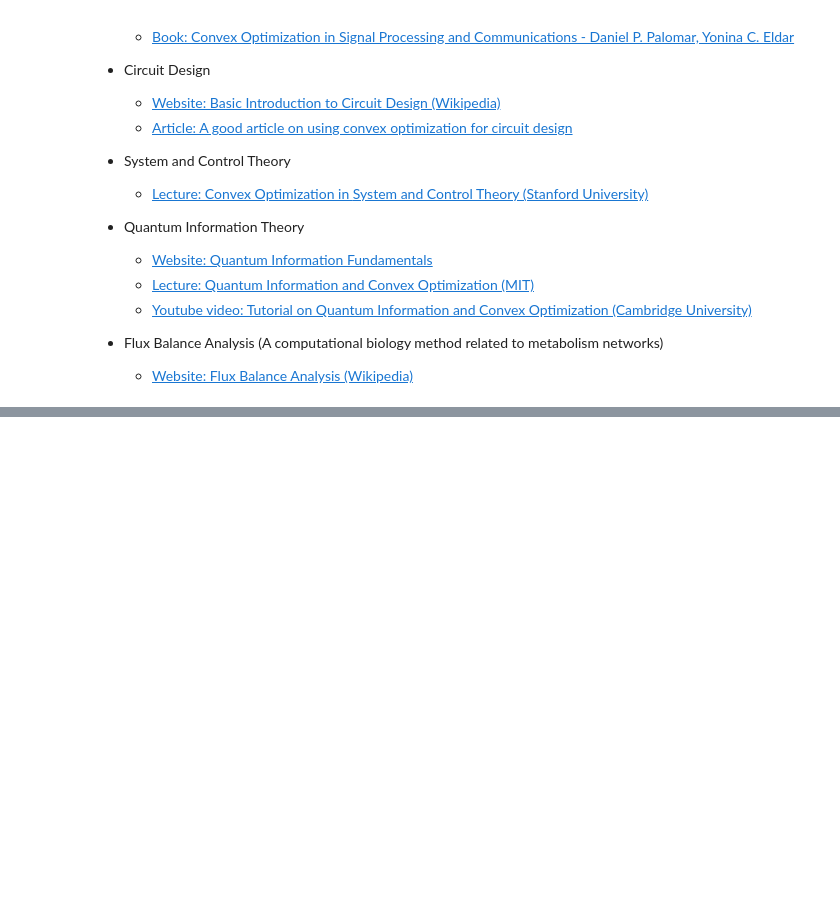
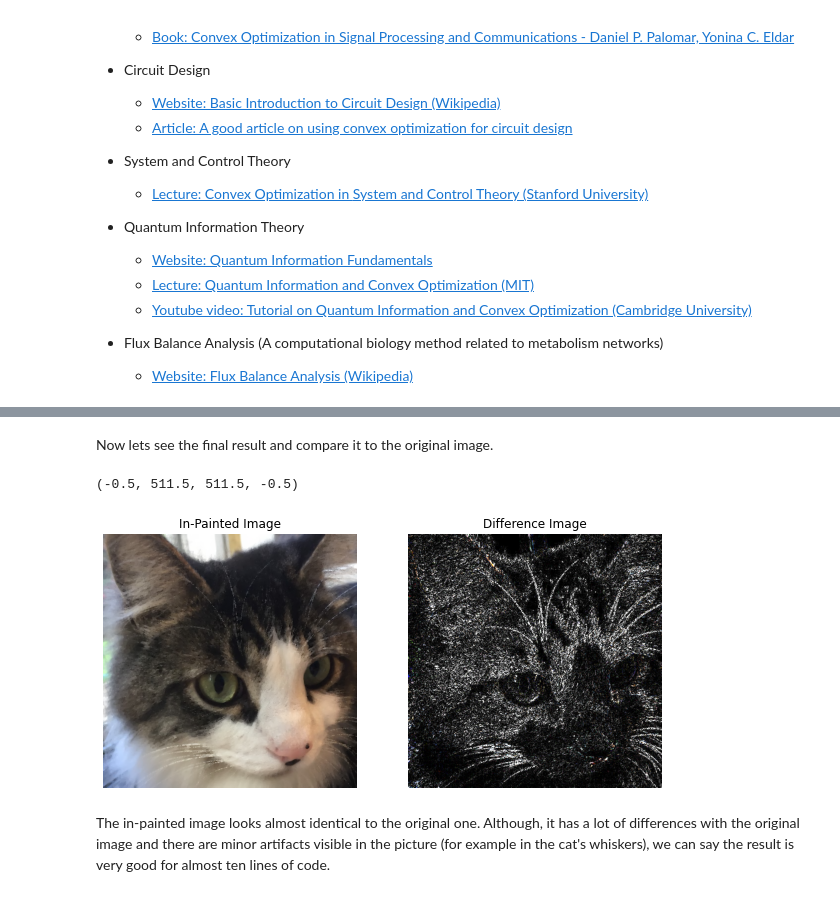
Before and after one commit to sut-ai/supplementary, a Jupyter notebook: notebooks/convex_optimization/index.ipynb, the cells around one changed output, grey strips where cells are left out. Cells and saved outputs as stored; diff of their text form; code cells hidden in the pictures; blank space fills up the shorter version.

```diff
--- a/notebooks/convex_optimization/index.ipynb
+++ b/notebooks/convex_optimization/index.ipynb
@@ -151,0 +200,15 @@ System and Control Theory (Stanford University)](https://stanford.edu/~boyd/pape
+# %%
+import cvxpy as cp
+
+
+variables = []
+constraints = []
+for i in range(colors): # colors == 3
+    U = cp.Variable(shape=(rows, cols))
+    variables.append(U)
+    constraints.append(cp.multiply(known[:, :, i], U) == cp.multiply(known[:, :, i], u_corr[:, :, i]))
+
+objective_function = cp.Minimize(cp.tv(*variables)) # tv is total variation
+problem = cp.Problem(objective_function, constraints)
+problem.solve(verbose=True, solver=cp.SCS)
+print("optimal objective value: {}".format(problem.value))
@@ -151,0 +233,26 @@ System and Control Theory (Stanford University)](https://stanford.edu/~boyd/pape
+# %% [markdown]
+Now lets see the final result and compare it to the original image.
+# %%
+import matplotlib.pyplot as plt
+import matplotlib.cm as cm
+%matplotlib inline
+
+rec_arr = np.zeros((rows, cols, colors))
+for i in range(colors):
+    rec_arr[:, :, i] = variables[i].value
+rec_arr = np.clip(rec_arr, 0, 1)
+
+fig, ax = plt.subplots(1, 2,figsize=(10, 5))
+ax[0].imshow(rec_arr)
+ax[0].set_title("In-Painted Image")
+ax[0].axis('off')
+
+img_diff = np.clip(10 * np.abs(u_orig - rec_arr), 0, 1)
+ax[1].imshow(img_diff)
+ax[1].set_title("Difference Image")
+ax[1].axis('off')
+# %% [output]
+(-0.5, 511.5, 511.5, -0.5)
+[figure, added]
+# %% [markdown]
+The in-painted image looks almost identical to the original one. Although, it has a lot of differences with the original image and there are minor artifacts visible in the picture (for example in the cat's whiskers), we can say the result is very good for almost ten lines of code.
```
Also changed, not shown: parts of 10 cells of this notebook, 2 other files.
